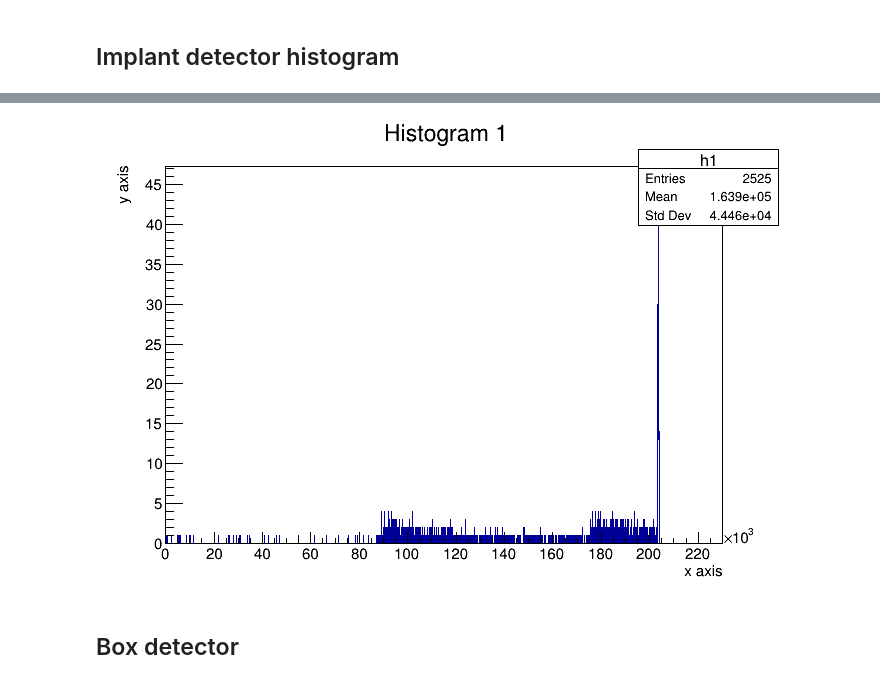
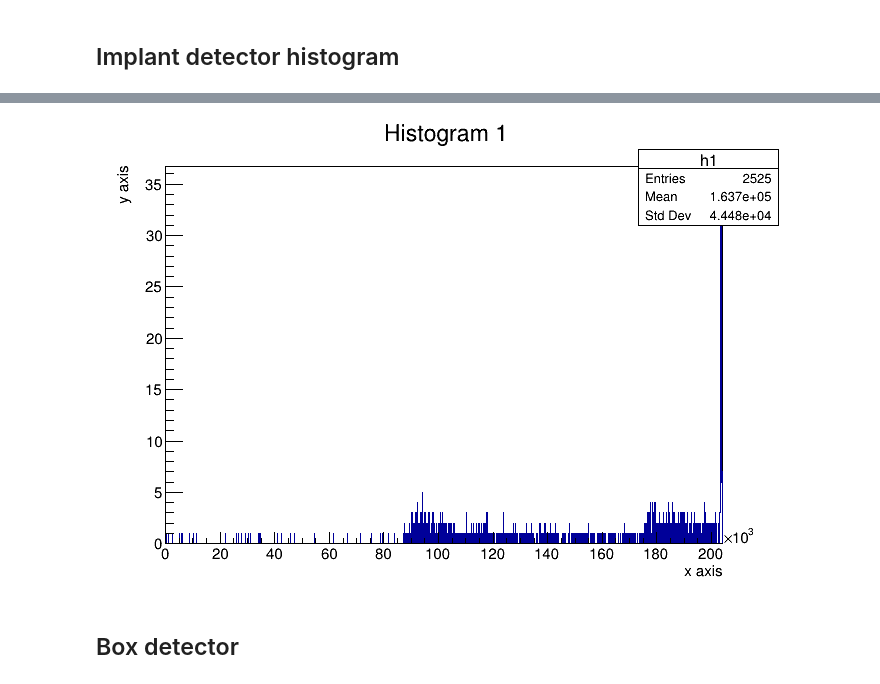
Before and after one commit to teokem/project-work-2020-yuliiahrabar, a Jupyter notebook: FissionResults_All.ipynb, the cells around one changed output, grey strips where cells are left out. Saved outputs shown, nothing was run; the diff lists cells and outputs as text; code cells hidden in the pictures.

Commit message:
Histograms corrected

```diff
--- a/FissionResults_All.ipynb
+++ b/FissionResults_All.ipynb
@@ -8,7 +8,7 @@ import ROOT
 Welcome to JupyROOT 6.18/02
 # %%
 #f = ROOT.TFile.Open("/home/yulia/Desktop/tasispec/build/PICOSpec_run0_225_80_208.root")
-f = ROOT.TFile.Open("/home/yulia/Desktop/tasispec/build/PICOSpec_run0_225_80_208_selected_hits.root")
+f = ROOT.TFile.Open("resources/PICOSpec_225_80_208.root")
 rawTree = f.Get("PICO_tree_raw")
 # %% [markdown]
 ## Print full event
@@ -42,7 +42,7 @@ New event:
 ## Implant detector histogram
 # %%
 c1 = ROOT.TCanvas('c1', 'canvas title')
-h1 = ROOT.TH1F("h1", 'Histogram 1; x axis; y axis', 10000, 0, 230000)
+h1 = ROOT.TH1F("h1", 'Histogram 1; x axis; y axis', 10000, 0, 204000)
 for event in rawTree:
     #print(event.Energy, event.Mult)
     for i in range(event.Mult):
@@ -58,4 +60,4 @@ c1.Draw()
-[figure, old version]
+[figure, new version]
 # %% [markdown]
 ## Box detector
 # %%
```
Also changed, not shown: parts of 1 cell of this notebook, 4 other files.
